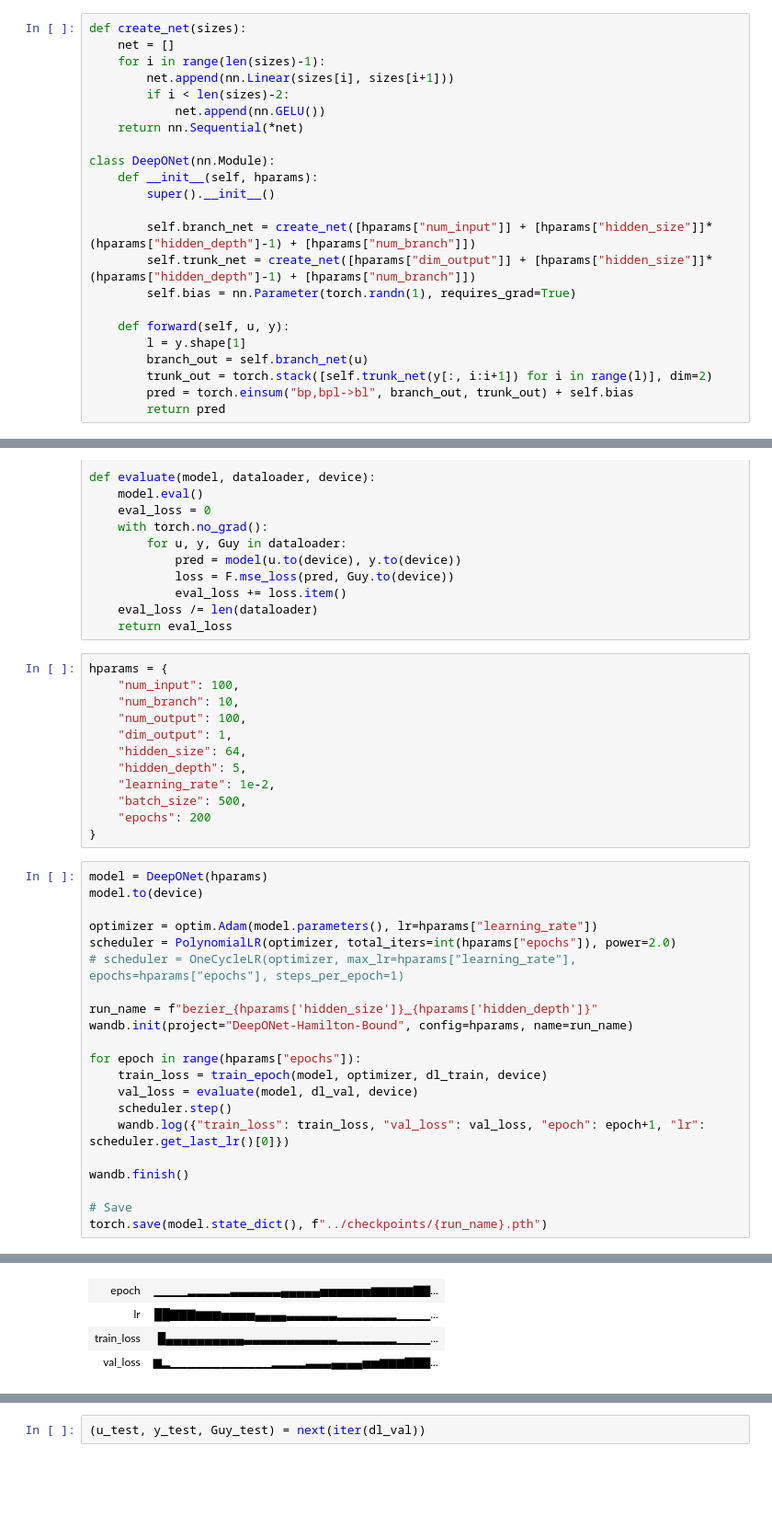
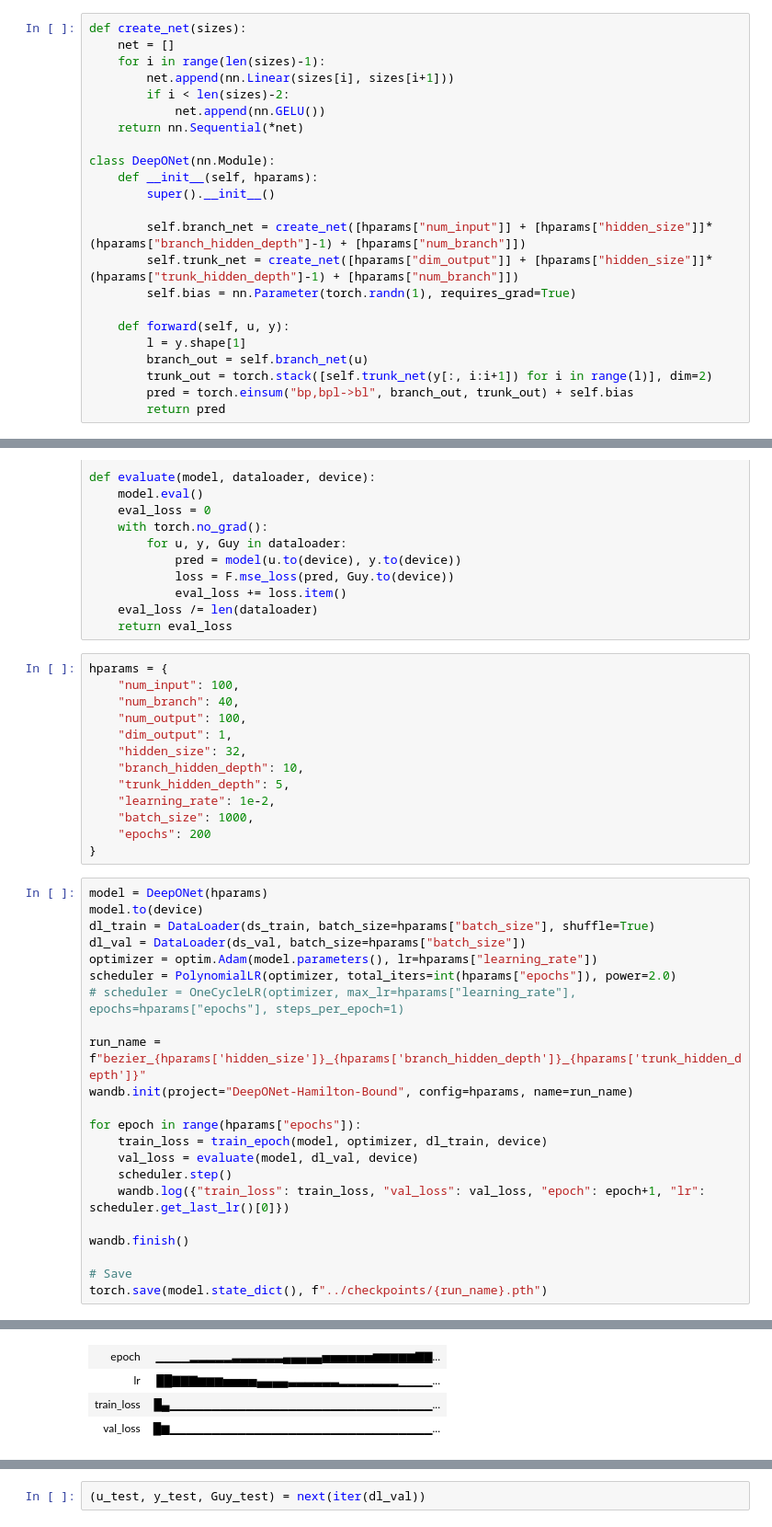
Before and after one commit to Zhu-Zhen-Yi/Neural_Hamilton_old, a Jupyter notebook: notebook/bound.ipynb, the cells around one changed output, grey strips where cells are left out. Shown at 92% size. Drawn from its saved outputs; the diff is of its cells as text; blank space fills up the shorter version.

```diff
--- a/notebook/bound.ipynb
+++ b/notebook/bound.ipynb
@@ -80,8 +70,8 @@ class DeepONet(nn.Module):
     def __init__(self, hparams):
         super().__init__()
 
-        self.branch_net = create_net([hparams["num_input"]] + [hparams["hidden_size"]]*(hparams["hidden_depth"]-1) + [hparams["num_branch"]])
-        self.trunk_net = create_net([hparams["dim_output"]] + [hparams["hidden_size"]]*(hparams["hidden_depth"]-1) + [hparams["num_branch"]])
+        self.branch_net = create_net([hparams["num_input"]] + [hparams["hidden_size"]]*(hparams["branch_hidden_depth"]-1) + [hparams["num_branch"]])
+        self.trunk_net = create_net([hparams["dim_output"]] + [hparams["hidden_size"]]*(hparams["trunk_hidden_depth"]-1) + [hparams["num_branch"]])
         self.bias = nn.Parameter(torch.randn(1), requires_grad=True)
 
     def forward(self, u, y):
@@ -117,24 +107,26 @@ def evaluate(model, dataloader, device):
 # %%
 hparams = {
     "num_input": 100,
-    "num_branch": 10,
+    "num_branch": 40,
     "num_output": 100,
     "dim_output": 1,
-    "hidden_size": 64,
-    "hidden_depth": 5,
+    "hidden_size": 32,
+    "branch_hidden_depth": 10,
+    "trunk_hidden_depth": 5,
     "learning_rate": 1e-2,
-    "batch_size": 500,
+    "batch_size": 1000,
     "epochs": 200
 }
 # %%
 model = DeepONet(hparams)
 model.to(device)
-
+dl_train = DataLoader(ds_train, batch_size=hparams["batch_size"], shuffle=True)
+dl_val = DataLoader(ds_val, batch_size=hparams["batch_size"])
 optimizer = optim.Adam(model.parameters(), lr=hparams["learning_rate"])
 scheduler = PolynomialLR(optimizer, total_iters=int(hparams["epochs"]), power=2.0)
 # scheduler = OneCycleLR(optimizer, max_lr=hparams["learning_rate"], epochs=hparams["epochs"], steps_per_epoch=1)
 
-run_name = f"bezier_{hparams['hidden_size']}_{hparams['hidden_depth']}"
+run_name = f"bezier_{hparams['hidden_size']}_{hparams['branch_hidden_depth']}_{hparams['trunk_hidden_depth']}"
 wandb.init(project="DeepONet-Hamilton-Bound", config=hparams, name=run_name)
 
 for epoch in range(hparams["epochs"]):
@@ -158,8 +150,8 @@ View run at https://wandb.ai/axect/DeepONet-Hamilton-Bound/runs/v4gou94o
 Run history:
 | epoch | ▁▁▁▁▂▂▂▂▂▃▃▃▃▃▃▄▄▄▄▄▅▅▅▅▅▅▆▆▆▆▆▇▇... |
 | lr | ██▇▇▇▆▆▆▅▅▅▅▄▄▄▄▃▃▃▃▃▃▂▂▂▂▂▂▂▁▁▁▁... |
-| train_loss | █▄▄▄▄▄▄▄▄▄▄▃▃▃▃▃▃▃▃▃▃▃▂▂▂▂▂▂▂▁▁▁▁... |
-| val_loss | ▆▂▁▁▁▁▁▁▁▁▁▁▁▁▂▂▂▂▃▃▃▄▄▄▄▅▅▆▆▆▇▇▇... |
+| train_loss | █▄▁▁▁▁▁▁▁▁▁▁▁▁▁▁▁▁▁▁▁▁▁▁▁▁▁▁▁▁▁▁▁... |
+| val_loss | █▆▁▁▁▁▁▁▁▁▁▁▁▁▁▁▁▁▁▁▁▁▁▁▁▁▁▁▁▁▁▁▁... |
 Run summary:
 | epoch | 200 |
 | lr | 0.0 |
```
Also changed, not shown: parts of 11 cells of this notebook, 18 other files.
